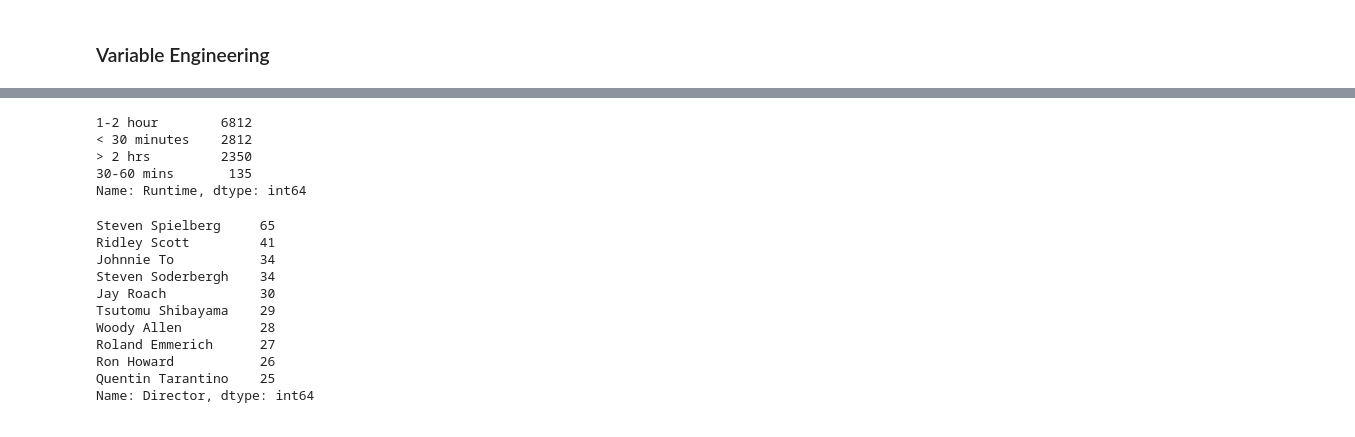
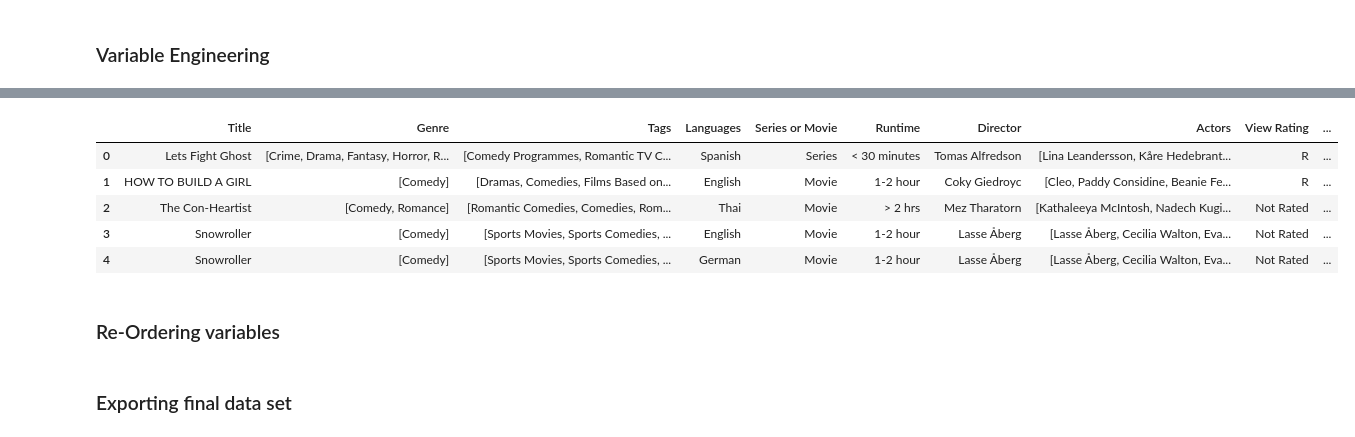
Before and after one commit to Evan-Callaghan/CPSC-453-Seminar, a Jupyter notebook: Project Items/Blockbuster_Clean.ipynb, the cells around one changed output, grey strips where cells are left out. Drawn from its saved outputs; the diff is of its cells as text; code cells hidden in the pictures.

```diff
--- a/Project Items/Blockbuster_Clean.ipynb
+++ b/Project Items/Blockbuster_Clean.ipynb
@@ -151,14 +146,6 @@ movie['Runtime_1'] = np.where(movie['Runtime'] == '< 30 minutes', 1, 0)
 movie['Runtime_2'] = np.where(movie['Runtime'] == '30-60 mins', 1, 0)
 movie['Runtime_3'] = np.where(movie['Runtime'] == '1-2 hour', 1, 0)
 movie['Runtime_4'] = np.where(movie['Runtime'] == '> 2 hrs', 1, 0)
-# %%
-movie['Runtime'].value_counts()
-# %% [output]
-1-2 hour        6812
-< 30 minutes    2812
-> 2 hrs         2350
-30-60 mins       135
-Name: Runtime, dtype: int64
 # %%
 ## View Rating Categoricals
 
@@ -289,18 +276,15 @@ for i in range(0, movie.shape[0]):
 # %%
-movie['Director'].value_counts().head(10)
+movie.head()
 # %% [output]
-Steven Spielberg     65
-Ridley Scott         41
-Johnnie To           34
-Steven Soderbergh    34
-Jay Roach            30
-Tsutomu Shibayama    29
-Woody Allen          28
-Roland Emmerich      27
-Ron Howard           26
-Quentin Tarantino    25
-Name: Director, dtype: int64
+|  | Title | Genre | Tags | Languages | Series or Movie | Runtime | Director | Actors | View Rating | ... |
+| 0 | Lets Fight Ghost | [Crime, Drama, Fantasy, Horror, R... | [Comedy Programmes, Romantic TV C... | Spanish | Series | < 30 minutes | Tomas Alfredson | [Lina Leandersson, Kåre Hedebrant... | R | ... |
+| 1 | HOW TO BUILD A GIRL | [Comedy] | [Dramas, Comedies, Films Based on... | English | Movie | 1-2 hour | Coky Giedroyc | [Cleo, Paddy Considine, Beanie Fe... | R | ... |
+| 2 | The Con-Heartist | [Comedy, Romance] | [Romantic Comedies, Comedies, Rom... | Thai | Movie | > 2 hrs | Mez Tharatorn | [Kathaleeya McIntosh, Nadech Kugi... | Not Rated | ... |
+| 3 | Snowroller | [Comedy] | [Sports Movies, Sports Comedies, ... | English | Movie | 1-2 hour | Lasse Åberg | [Lasse Åberg, Cecilia Walton, Eva... | Not Rated | ... |
+| 4 | Snowroller | [Comedy] | [Sports Movies, Sports Comedies, ... | German | Movie | 1-2 hour | Lasse Åberg | [Lasse Åberg, Cecilia Walton, Eva... | Not Rated | ... |
 # %%
 ## Dropping unnecessary columns after engineering process
 movie = movie.drop(columns = ['Release Date', 'Release', 'Hidden Gem Score', 'Runtime', 'IMDb Score', 'Rotten Tomatoes Score',
                              'Metacritic Score', 'Tags', 'Awards Received', 'Awards Nominated For'])
+# %% [markdown]
+### Re-Ordering variables
@@ -307,2 +293,4 @@ movie = movie.drop(columns = ['Release Date', 'Release', 'Hidden Gem Score', 'Ru
+# %% [markdown]
+### Exporting final data set
 # %%
 movie.to_csv('blockbuster.csv', index = False)
```
Also changed, not shown: parts of 25 cells of this notebook, 2 other files.
